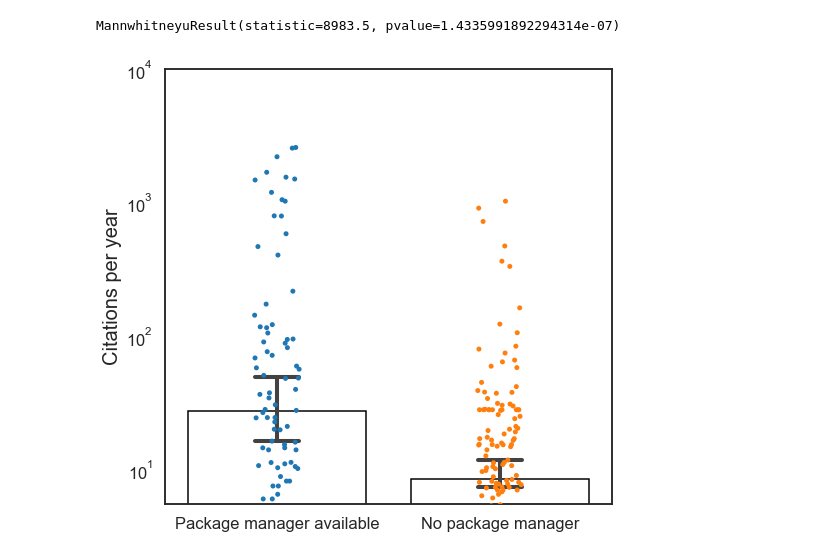
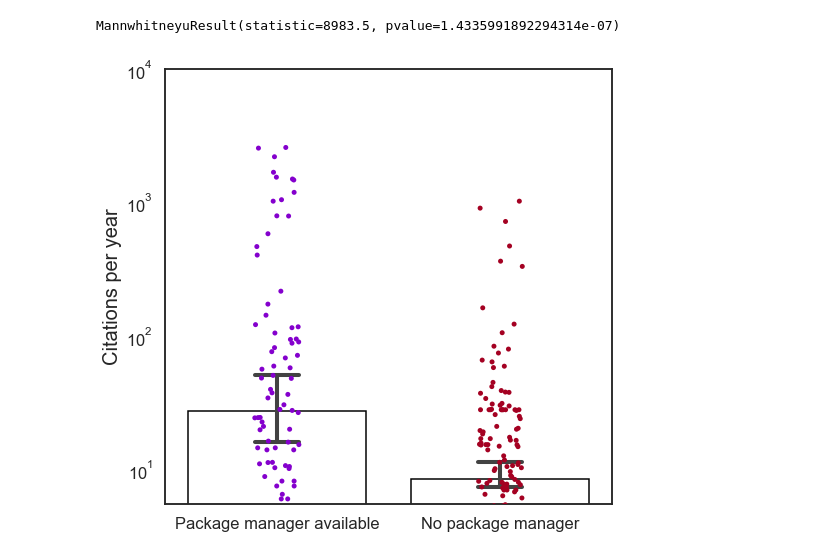
Before and after one commit to Mangul-Lab-USC/RNA-seq, a Jupyter notebook: notebooks/RNA_Seq_table.ipynb, the cells around one changed output. Drawn from its saved outputs; the diff is of its cells as text; code cells hidden in the pictures.

```diff
--- a/notebooks/RNA_Seq_table.ipynb
+++ b/notebooks/RNA_Seq_table.ipynb
@@ -400,17 +400,18 @@ MannwhitneyuResult(statistic=8983.5, pvalue=1.4335991892294314e-07)
 # %%
 citation_merge = pd.read_csv('../data/table1.csv')
 plt.figure(figsize=(8,8))
 sns.set_style('white')
 sns.set_context('talk')
 sns.barplot(x="package_manager", y="citation_per_year", data=citation_merge,
             estimator=np.median, capsize=.2, facecolor="white", edgecolor="black",
            order=["Package manager available", "No package manager"])
 sns.stripplot(data=citation_merge, x="package_manager", y="citation_per_year",
-             order=["Package manager available", "No package manager"])
+             order=["Package manager available", "No package manager"],
+             palette=["#8400CD","#A40122"])
 plt.yscale('log')
 plt.ylim(ymax=10000)
 plt.xlabel("")
 plt.ylabel("Citations per year", fontsize=20)
 plt.savefig('../figures/5e.png', bbox_inches='tight', pad_inches=.5)
 # %% [output]
-[figure, old version]
+[figure, new version]
```
Also changed, not shown: parts of 1 cell of this notebook, 2 other files.
